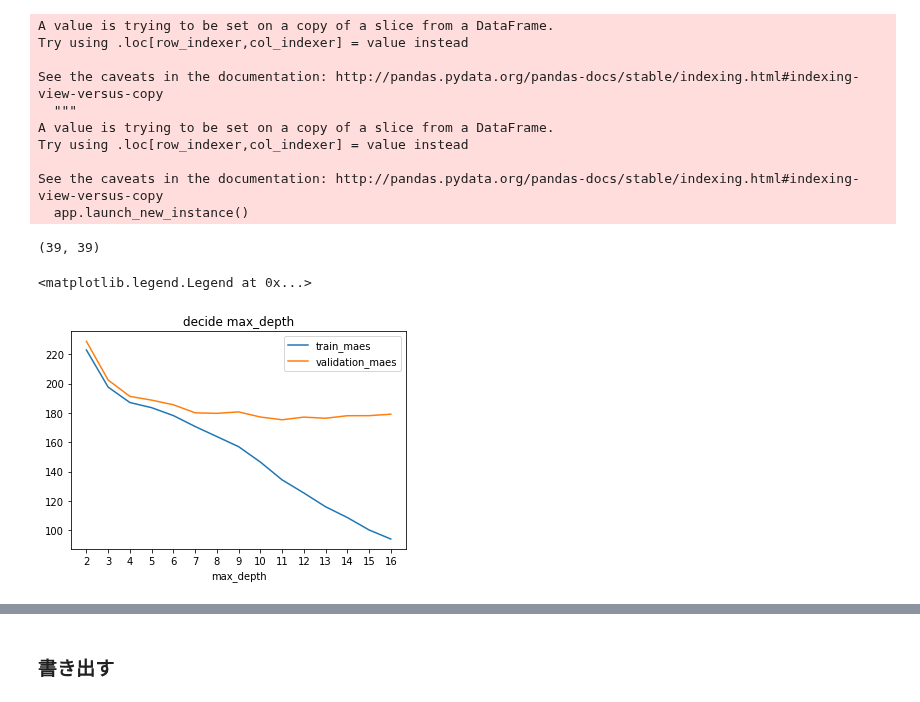
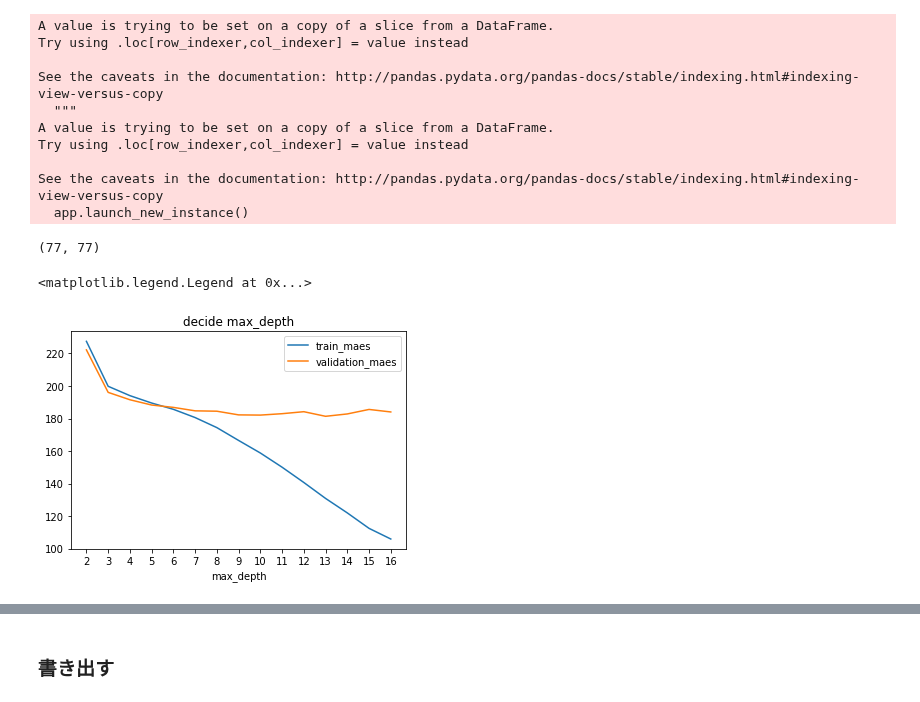
Before and after one commit to gciteam6/predict_amd, a Jupyter notebook: simple_blending.ipynb, the cells around one changed output, grey strips where cells are left out. Drawn from its saved outputs; the diff is of its cells as text; code cells hidden in the pictures.

Commit message:
stacking analysis using all member prediction, and my other 3 days works

```diff
--- a/simple_blending.ipynb
+++ b/simple_blending.ipynb
@@ -282,8 +291,11 @@ train_prediction = to_zero_df(train_prediction)
 test_prediction = to_zero_df(test_prediction)
 # %%
 # 月, 時間の情報を加える
-train_prediction = add_time_sincos(train_prediction)
-test_prediction = add_time_sincos(test_prediction)
+# train_prediction = add_time_sincos(train_prediction)
+# test_prediction = add_time_sincos(test_prediction)
+
+train_prediction = add_time_dummy(train_prediction)
+test_prediction = add_time_dummy(test_prediction)
 # %%
 len(train_prediction.columns), len(test_prediction.columns)
 # %% [output]
@@ -332,17 +346,22 @@ plt.legend()
 t_maes = []
 v_maes = []
 n_splits = 5
+i = 0
 for train_idx, test_idx in KFold(n_splits=n_splits).split(X):
     X_train = X[train_idx]
     Y_train = Y[train_idx]
     X_val = X[test_idx]
     Y_val = Y[test_idx]
 
-    rf = RandomForestRegressor(n_estimators = n_estimators, max_depth = 14, max_features=max_features)
+    rf = RandomForestRegressor(n_estimators = n_estimators, max_depth = 10, max_features=max_features)
     rf.fit(X_train, Y_train)
     Y_train_pred = rf.predict(X_train)
     Y_val_pred = rf.predict(X_val)
 
+    i += 1
+    tmp_df = pd.DataFrame()
+    tmp_df[i] = rf.predict(X_test)
+
     t_maes.append(np.abs(Y_train_pred - Y_train).mean())
     v_maes.append( np.abs(Y_val_pred - Y_val).mean())
 # %%
@@ -357,6 +375,0 @@ plt.show()
-# %%
-# ランダムフォレストリグレッサー
-rf = RandomForestRegressor(n_estimators = 10, max_depth = 14, max_features=max_features)
-rf.fit(X, Y)
-Y_train_pred = rf.predict(X)
-print("train_mae : ", np.abs(Y_train_pred - Y).mean())
@@ -399,12 +410,15 @@ train_prediction = to_zero_df(train_prediction)
 test_prediction = to_zero_df(test_prediction)
 # %%
 # 月, 時間の情報を加える
-train_prediction = add_time_sincos(train_prediction)
-test_prediction = add_time_sincos(test_prediction)
+# train_prediction = add_time_sincos(train_prediction)
+# test_prediction = add_time_sincos(test_prediction)
+
+train_prediction = add_time_dummy(train_prediction)
+test_prediction = add_time_dummy(test_prediction)
 # %%
-len(train_prediction.columns), len(train_prediction.columns)
+len(train_prediction.columns), len(test_prediction.columns)
 # %% [output]
-(39, 39)
+(77, 77)
 # %%
 t_s_datetime = train_prediction['datetime'][0]
 t_e_datetime = train_prediction['datetime'][len(train_prediction)-1]
@@ -435,15 +451,15 @@ for i in range(n):
 #     print("train_mae : ", np.abs(Y_train_pred - Y_train).mean())
 #     print("val_mae : ", np.abs(Y_val_pred - Y_val).mean())
 # %%
-plt.plot(train_maes, label="train_maes")
-plt.plot(val_maes, label="validation_maes")
-plt.xticks(np.arange(n), np.arange(n)+n_start)
+plt.plot(train_maes[:], label="train_maes")
+plt.plot(val_maes[:], label="validation_maes")
+plt.xticks(np.arange(n), (np.arange(n)+n_start)[:])
 plt.xlabel("max_depth")
 plt.title("decide max_depth")
 plt.legend()
 # %% [output]
 <matplotlib.legend.Legend at 0x...>
-[figure, old version]
+[figure, new version]
 # %%
 # 交差検証
 t_maes = []
```
Also changed, not shown: parts of 54 cells of this notebook, 7 other files.
